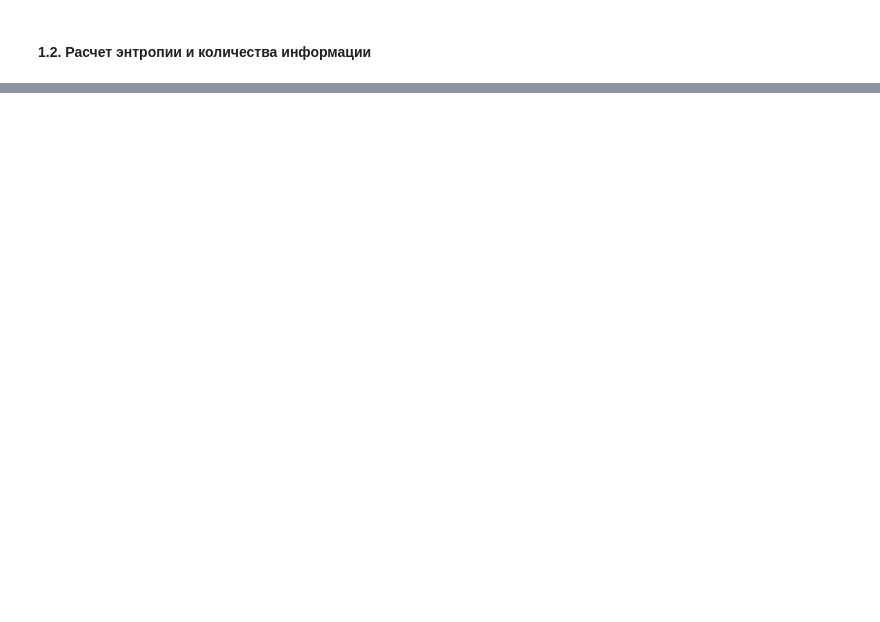
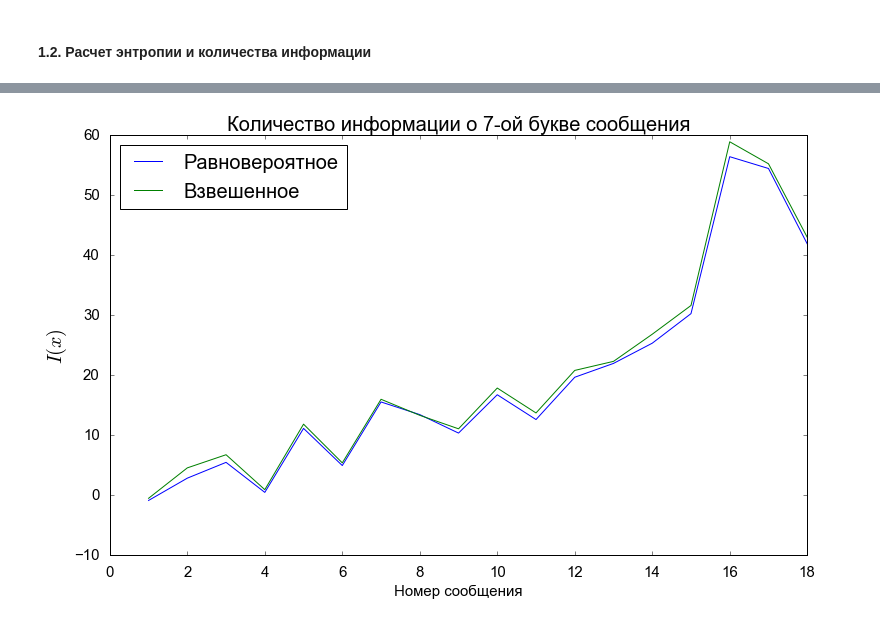
Before and after one commit to vaddya/probability-and-statistics, a Jupyter notebook: lab1/lab1.ipynb, the cells around one changed output, grey strips where cells are left out. Cells and saved outputs as stored; diff of their text form; code cells hidden in the pictures; blank space fills up the shorter version.

```diff
--- a/lab1/lab1.ipynb
+++ b/lab1/lab1.ipynb
@@ -339,11 +397,24 @@ plt.show()
 # %%
+x = range(1, m+1)
+i_u = []
+i_w = []
+
+for i in range(m):
+    char_num = 7
+    i_u.append(infos[i][char_num])
+    i_w.append(infos_weight[i][char_num])
+
 fig = plt.figure(figsize=(11,7))
-plt.plot(infos)
-plt.xlabel('message', fontsize=20, labelpad=20)
-plt.ylabel('$I(x)$', fontsize=20, labelpad=20)
+plt.plot(x, i_u, label='Равновероятное')
+plt.plot(x, i_w, label='Взвешенное')
+plt.legend(fontsize=20, loc='upper left')
+plt.xlabel('Номер сообщения', fontsize=15)
+plt.ylabel('$I(x)$', fontsize=20)
 plt.tick_params(labelsize=15, pad=10)
-plt.title('Информация о {0}-ой букве'.format(check,i+1), fontsize=15)
+plt.title('Количество информации о {0}-ой букве сообщения'.format(char_num, i + 1), fontsize=20)
 plt.tight_layout()
-plt.tight_layout()
-#plt.savefig('./pics/weight{i}.png'.format(i=i+1))
+#plt.savefig('./pics/entropy.png')
 plt.show()
+plt.close()
+# %% [output]
+[figure, added]
```
Also changed, not shown: parts of 19 cells of this notebook.
